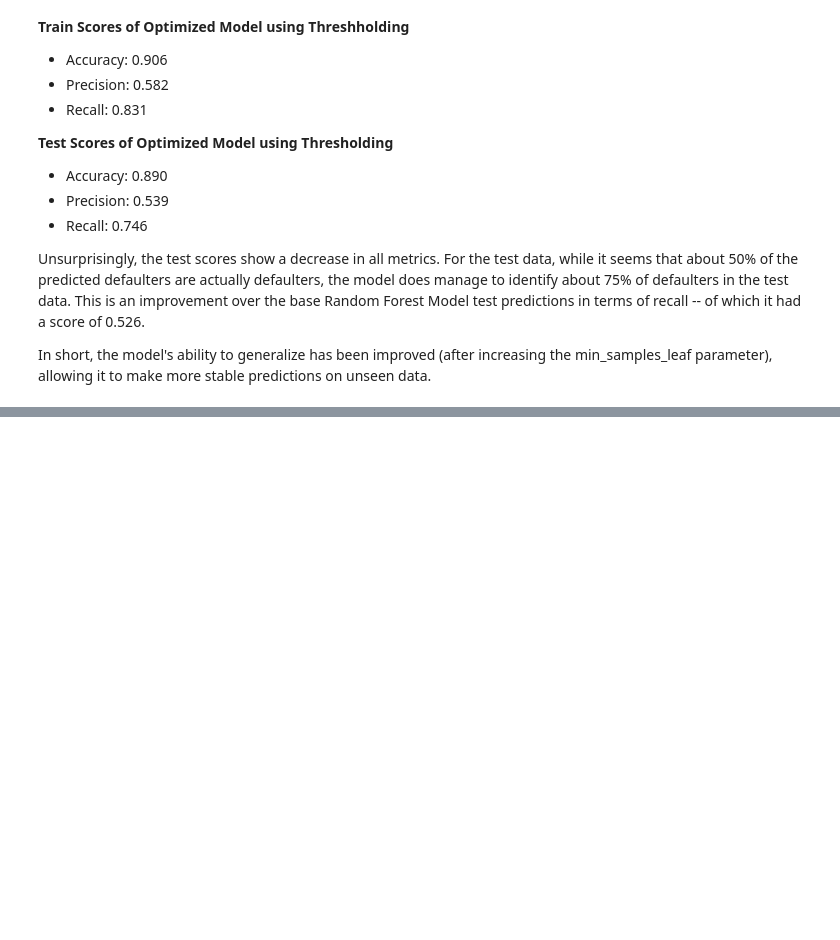
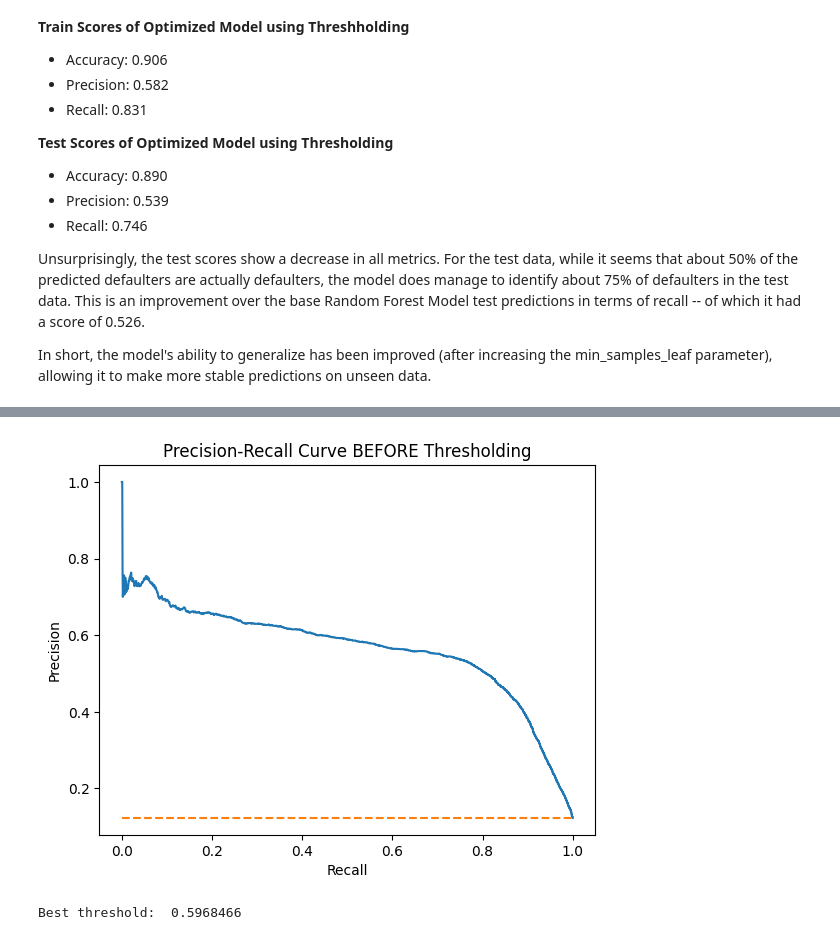
Before and after one commit to BenjaminUy/Predicting-Loan-User-Default-Risk, a Jupyter notebook: notebooks/Model_Development.ipynb, the cells around one changed output, grey strips where cells are left out. Cells and saved outputs as stored; diff of their text form; code cells hidden in the pictures; blank space fills up the shorter version.

```diff
--- a/notebooks/Model_Development.ipynb
+++ b/notebooks/Model_Development.ipynb
@@ -444,0 +503,25 @@ F1 Score: 26.83%
+# %%
+# Visualize the precision-recall curve BEFORE using decision thresholding
+from sklearn.metrics import precision_recall_curve
+
+y_probs = best_model.predict_proba(X_test)[:,1]
+precision, recall, thresholds = precision_recall_curve(y_test, y_probs)
+
+baseline = len(y_test[y_test==1]) / len(y_test)
+plt.plot(recall, precision)
+plt.plot([0, 1], [baseline, baseline], linestyle='--')
+
+plt.xlabel('Recall')
+plt.ylabel('Precision')
+plt.title('Precision-Recall Curve BEFORE Thresholding')
+plt.show()
+# %% [output]
+[figure, added]
+# %%
+# Find the best probability threshold to maximize F1 score
+f1_scores = 2 * (precision * recall) / (precision + recall)
+
+best_threshold = thresholds[np.argmax(f1_scores)]
+print("Best threshold: ", best_threshold)
+# %% [output]
+Best threshold:  0.5968466
```
Also changed, not shown: parts of 11 cells of this notebook.
